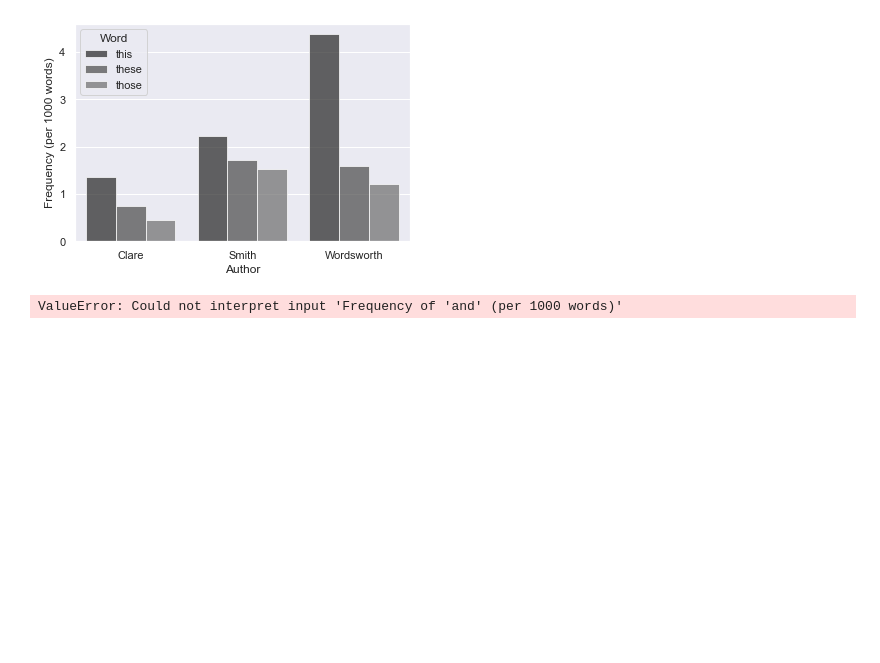
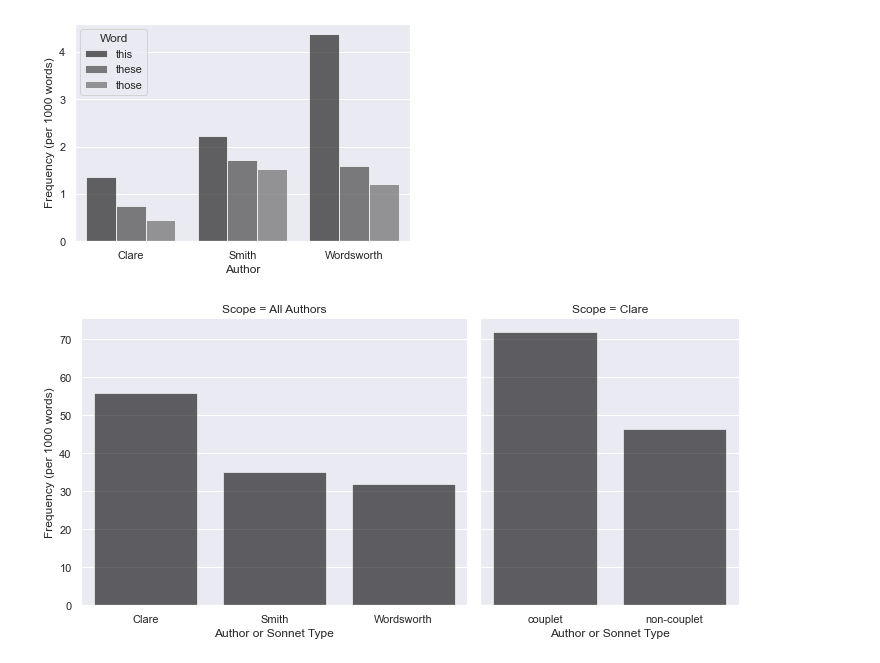
Before and after one commit to sn-code-inside/romantic-self, a Jupyter notebook: Chapter 4 - Lyric.ipynb, the cells around one changed output. Drawn from its saved outputs; the diff is of its cells as text; code cells hidden in the pictures; blank space fills up the shorter version.

Commit message:
remove error from chap 4 notebook

```diff
--- a/Chapter 4 - Lyric.ipynb
+++ b/Chapter 4 - Lyric.ipynb
@@ -566,33 +611,33 @@ def plot_word(corpus: SonnetCorpus, authors: Iterable[str], rs_map: dict, word:
             def non_couplet(x): return not _is_couplet(x) and _is_clare(x)
             return {'couplet': filter(couplet, iterator), 'non-couplet': filter(non_couplet, iterator)}
 
         def _calculate_subset_freq(word: str, subset: Iterable[tuple]) -> float:
             tokens = chain.from_iterable(
                 [data['tokens'] for _, data in subset])
             data = FreqDist(tokens)
             return data[word] / data.N() * 1000
 
         return {(label, word): _calculate_subset_freq(word, subset) for label, subset in _get_clare_subsets(corpus).items()}
 
     data = (pd.DataFrame
             .from_dict({
                 'All Authors': _get_all_author_data(corpus, word, authors),
                 'Clare': _get_clare_data(corpus, word, rs_map)
             })
             .reset_index()
             .rename({'level_0': 'Author or Sonnet Type', 'level_1': 'Word'}, axis=1)
             .melt(id_vars=["Author or Sonnet Type", "Word"], var_name="Scope", value_name="Frequency (per 1000 words)")
             .dropna()
             )
 
     plot = sns.catplot(data=data, kind="bar", sharex=False, x="Author or Sonnet Type",
-                       y="Frequency of 'and' (per 1000 words)", aspect=1, col="Scope", color="black", alpha=0.6,
+                       y="Frequency (per 1000 words)", aspect=1, col="Scope", color="black", alpha=0.6,
                        facet_kws={"gridspec_kws": {'width_ratios':[1,0.67]}})
 
     return plot
 
 
 plot = plot_word(sonnets, authors, rs_map, "and")
-plot.savefig("figures/figure_4_13.jpg", dpi=500)
+plot.savefig("figures/figure_4_12.jpg", dpi=500)
 # %% [output]
-ValueError: Could not interpret input 'Frequency of 'and' (per 1000 words)'
+[figure, added]
```
Also changed, not shown: parts of 10 cells of this notebook, 1 other file.
